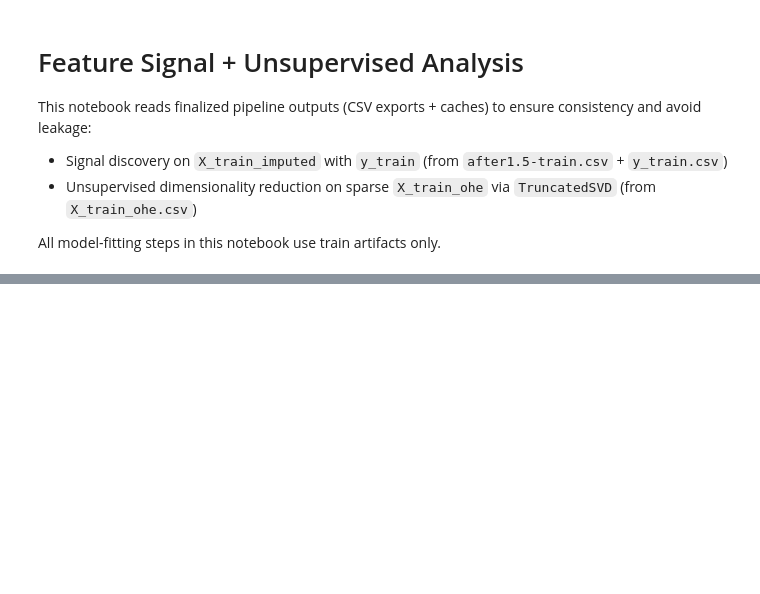
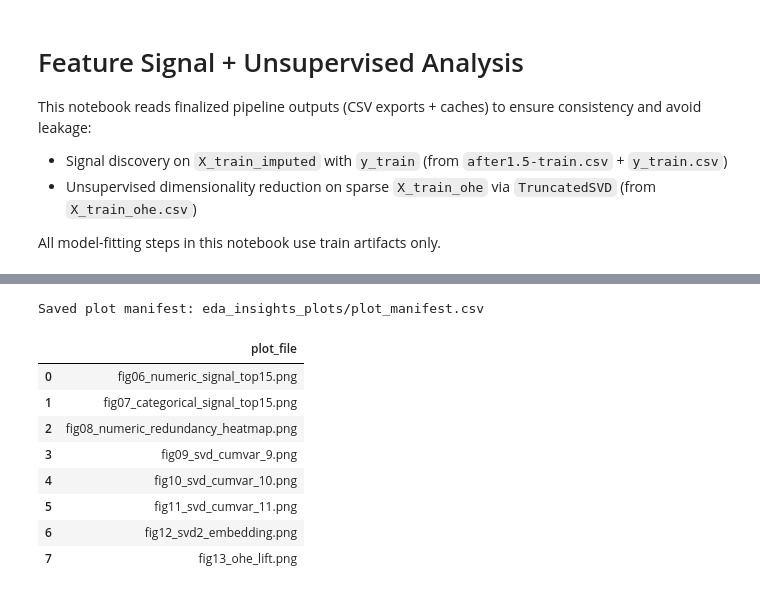
Before and after one commit to xsxsx-999/5243-project4, a Jupyter notebook: eda_insights/eda_insights.ipynb, the cells around one changed output, grey strips where cells are left out. Saved outputs shown, nothing was run; the diff lists cells and outputs as text; code cells hidden in the pictures; blank space fills up the shorter version.

```diff
--- a/eda_insights/eda_insights.ipynb
+++ b/eda_insights/eda_insights.ipynb
@@ -596,2 +741,23 @@ Top OHE features by lift (rate_when_on - base_rate)
 Prepared modeling-focused EDA artifacts:
 ['high_corr_pairs', 'ohe_lift', 'top_svd_loadings', 'X_train_svd_2d', 'X_test_svd_2d']
+# %%
+# 9) Plot export manifest for presentation
+
+plot_files = sorted([f for f in os.listdir(PLOTS_DIR) if f.lower().endswith(".png")])
+manifest = pd.DataFrame({"plot_file": plot_files})
+manifest_path = os.path.join(PLOTS_DIR, "plot_manifest.csv")
+manifest.to_csv(manifest_path, index=False)
+
+print(f"Saved plot manifest: {manifest_path}")
+display(manifest)
+# %% [output]
+Saved plot manifest: eda_insights_plots/plot_manifest.csv
+|  | plot_file |
+| 0 | fig06_numeric_signal_top15.png |
+| 1 | fig07_categorical_signal_top15.png |
+| 2 | fig08_numeric_redundancy_heatmap.png |
+| 3 | fig09_svd_cumvar_9.png |
+| 4 | fig10_svd_cumvar_10.png |
+| 5 | fig11_svd_cumvar_11.png |
+| 6 | fig12_svd2_embedding.png |
+| 7 | fig13_ohe_lift.png |
```
Also changed, not shown: parts of 5 cells of this notebook, 16 other files.
